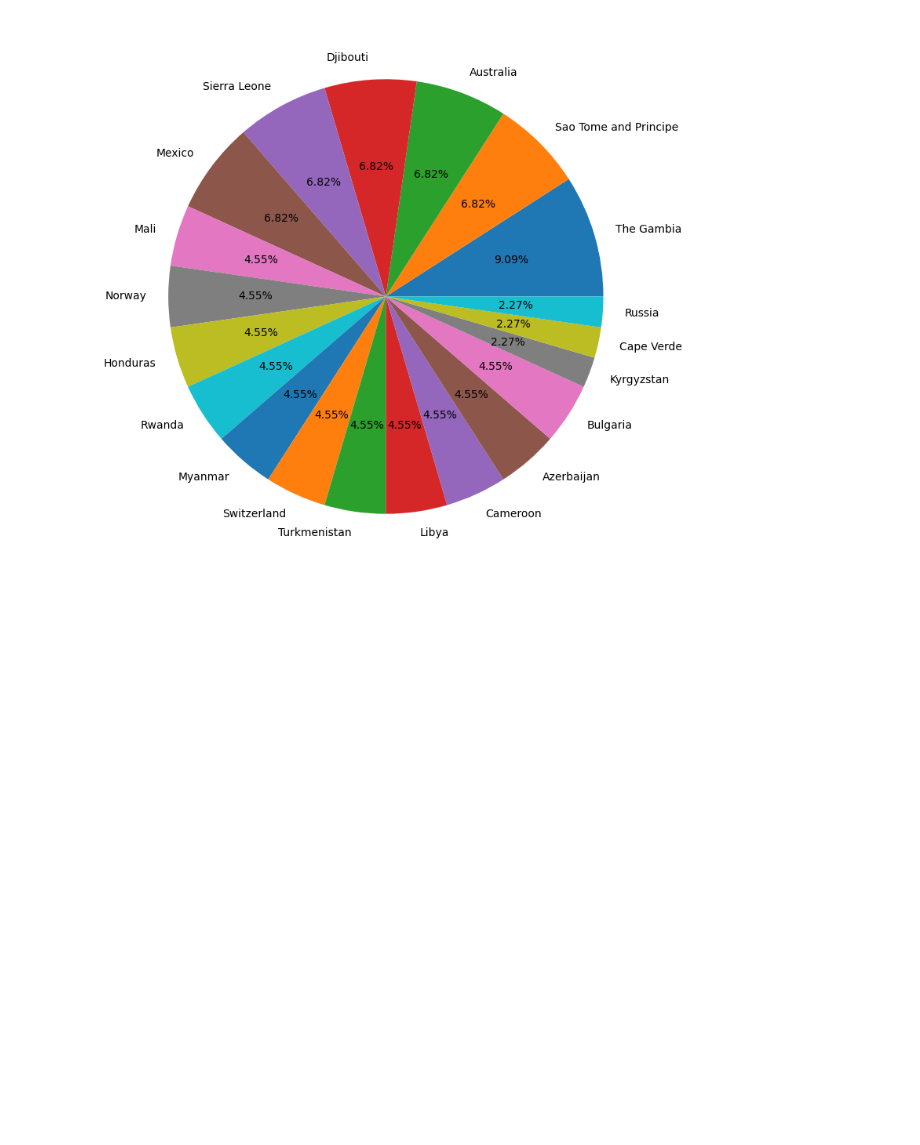
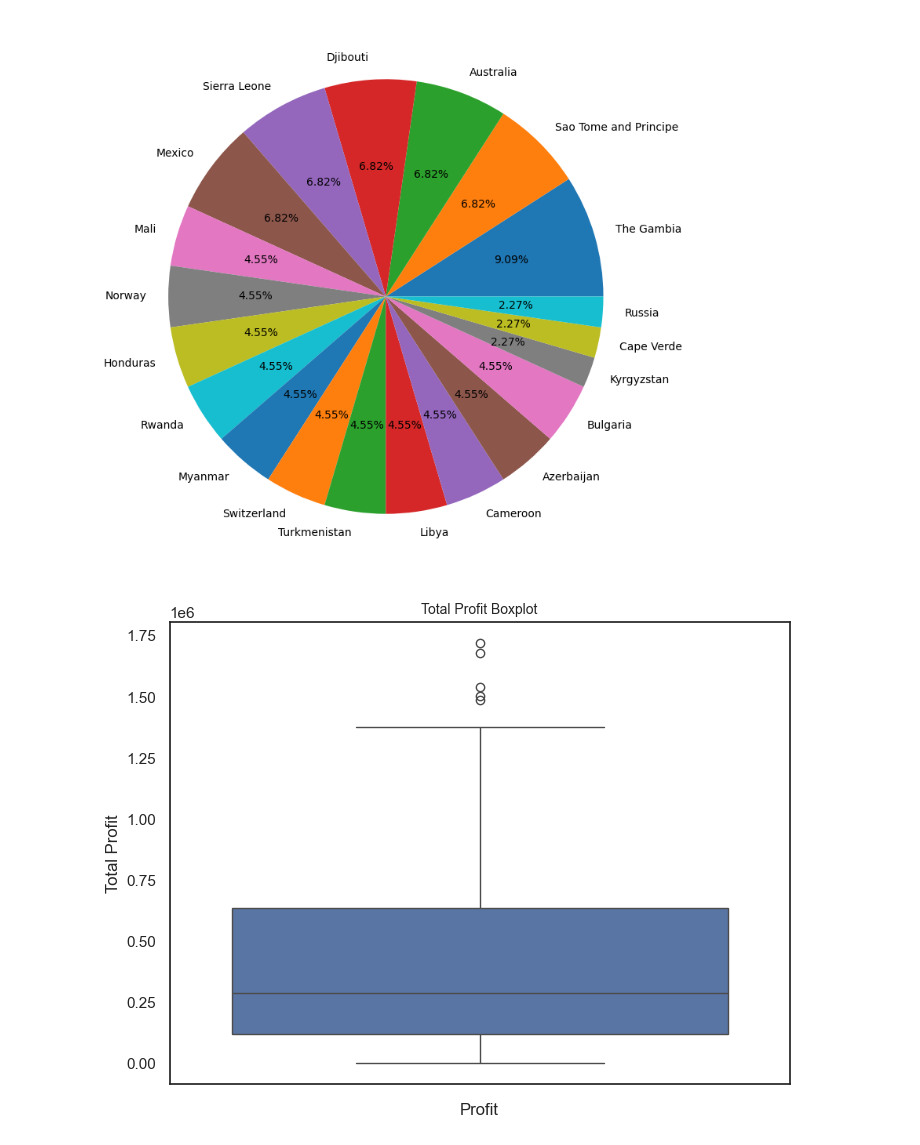
Before and after one commit to sunilkumarcodes/Brainwave_Matrix_Intern, a Jupyter notebook: sales-analysis.ipynb, the cells around one changed output. Saved outputs shown, nothing was run; the diff lists cells and outputs as text; code cells hidden in the pictures; blank space fills up the shorter version.

Commit message:
added Total profit boxplot representation and total profit data

```diff
--- a/sales-analysis.ipynb
+++ b/sales-analysis.ipynb
@@ -79,3 +79,13 @@ ax.pie(country_val[:20],labels=country_names[:20],autopct='%1.2f%%')
 plt.show()
 # %% [output]
 [figure]
+# %%
+sns.set(style='white')
+fig, ax = plt.subplots(figsize=(8, 6))
+sns.boxplot(azon['Total Profit'])
+
+plt.title('Total Profit Boxplot', fontsize=10)
+plt.xlabel('Profit')
+plt.show()
+# %% [output]
+[figure, added]
```
Also changed, not shown: parts of 2 cells of this notebook.
